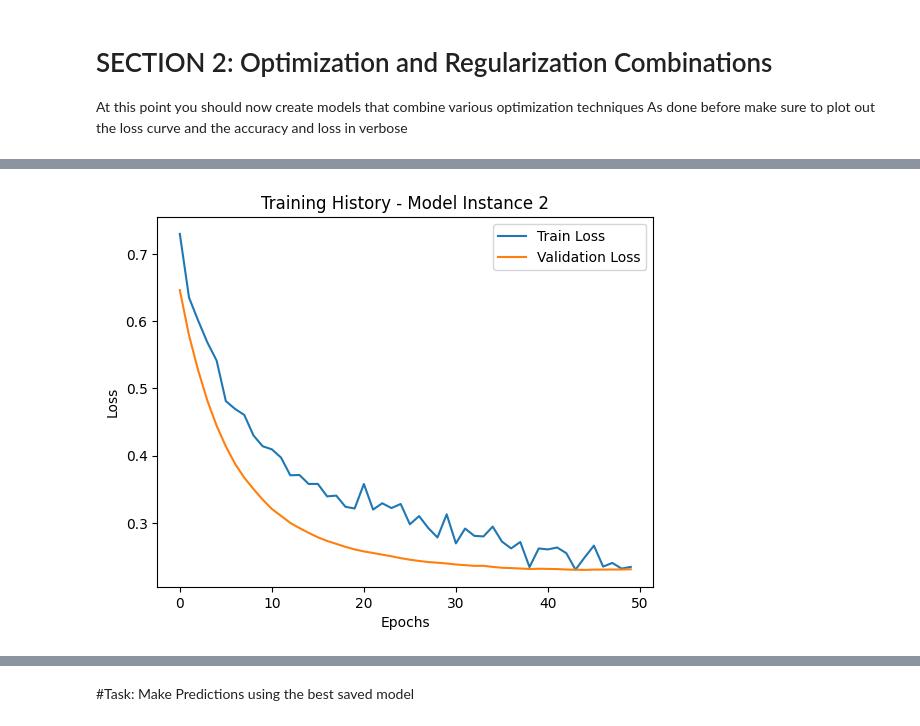
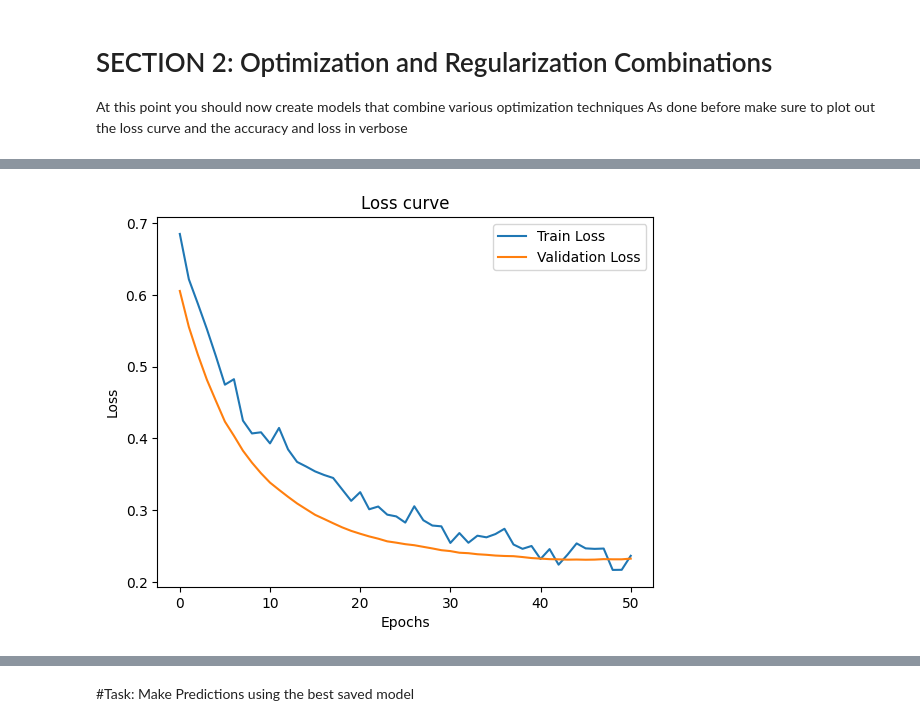
Before and after one commit to M-Pascal/Breast_Cancer_Diagnosis, a Jupyter notebook: Summative_Intro_to_ml_[Pascal_Mugisha]_assignment.ipynb, the cells around one changed output, grey strips where cells are left out. Cells and saved outputs as stored; diff of their text form; code cells hidden in the pictures.

Commit message:
Updates on classical model

```diff
--- a/Summative_Intro_to_ml_[Pascal_Mugisha]_assignment.ipynb
+++ b/Summative_Intro_to_ml_[Pascal_Mugisha]_assignment.ipynb
@@ -219,13 +225,10 @@ TODO: Insert an image with the Model architecture here.Replace the image Below
 # %%
-# Logistic regression model
-model = LogisticRegression(max_iter=1000, random_state=42)
-model.fit(X_train, y_train)
-
-# Predictions on validation set
-y_val_pred = model.predict(X_val)
+# Making Predictions on validation set
+y_val_pred = best_model.predict(X_val)
 
 # Model evaluation
 accuracy = accuracy_score(y_val, y_val_pred)
+print(f"Best Parameters: {grid_search.best_params_}")
 print(f"Validation Accuracy: {accuracy:.4f}")
-print("Classification Report:\n", classification_report(y_val, y_val_pred))
+print(f"Classification Report:\n {classification_report(y_val, y_val_pred)}")
 # %% [output]
@@ -301,9 +305,11 @@ Model: "sequential_39"
 # Model with any Optimization Techniques
 # %%
 # Model with different optimization technique
-def define_model(optimizer, regularization=None, reg_value=0.01, early_stopping=False, dropout=0.3, learning_rate=0.001, epochs=50):
+def define_model(optimizer, hidden_layers, regularization,
+                 reg_value, early_stopping, dropout,
+                 learning_rate,epochs):
     """
-    Defines, compiles, and trains a model with customizable hyperparameters.
+    Defines, compiles, and trains a model with customizable hyperparameters, and layers.
     """
 
     # Choose regularizer based on input
@@ -315,16 +321,16 @@ def define_model(optimizer, regularization=None, reg_value=0.01, early_stopping=
         regularizer = None
 
     # Define the model architecture
-    model_1 = Sequential([
-        Input(shape=(X_train.shape[1],)),  # Input layer with defined shape
-        Dense(64, activation='relu', kernel_regularizer=regularizer),
-        Dropout(dropout),
-        Dense(32, activation='relu', kernel_regularizer=regularizer),
-        Dropout(dropout),
-        Dense(16, activation='relu', kernel_regularizer=regularizer),
-        Dropout(dropout),
-        Dense(1, activation='sigmoid')  # Output layer for binary classification
-    ])
+    model_1 = Sequential()
+    model_1.add(Input(shape=(X_train.shape[1],)))  # Input layer
+
+    # Dynamically hidden layers
+    for layer in hidden_layers:
+        model_1.add(Dense(layer, activation='relu', kernel_regularizer=regularizer))
+        model_1.add(Dropout(dropout))
+
+    # Output layer
+    model_1.add(Dense(1, activation='sigmoid'))  # For binary classification
 
     # Optimizer with learning rate selection based on the dictionary
     optimizers_dict = {
@@ -334,7 +340,7 @@ def define_model(optimizer, regularization=None, reg_value=0.01, early_stopping=
     }
 
     if optimizer not in optimizers_dict:
-        raise ValueError(f"Invalid optimizer '{optimizer}'. Choose from {list(optimizers_dict.keys())}")
+        raise ValueError(f"Invalid optimizer '{optimizer}'. Plz Add it on the {list(optimizers_dict.keys())}")
 
     # Compile the model with the optimizer instance
     model_1.compile(optimizer=optimizer, loss='binary_crossentropy', metrics=['accuracy'])
@@ -355,7 +361,7 @@ def define_model(optimizer, regularization=None, reg_value=0.01, early_stopping=
 def loss_curve_plot(history):
     plt.plot(history.history['loss'], label='Train Loss')
     plt.plot(history.history['val_loss'], label='Validation Loss')
-    plt.title('Training History - Model Instance 2')
+    plt.title('Loss curve')
     plt.xlabel('Epochs')
     plt.ylabel('Loss')
     plt.legend()
@@ -457,10 +487,12 @@ Model: "sequential_40"
 # %%
 #TODO:
 model_3, history_3 = define_model(optimizer="SGD",
+                                  hidden_layers=[64, 32, 16],
                                   regularization="l2",
                                   reg_value=0.001,
                                   early_stopping=True,
                                   dropout=0.3,
+                                  learning_rate=0.01,
                                   epochs=70)
 loss_curve_plot(history_3)
 #print out confusion matrix and error analysis metrics after the cell
@@ -485,4 +517,4 @@ Epoch 50: early stopping
-[figure, old version]
+[figure, new version]
 # %%
 # Model summary
 model_3.summary()
```
Also changed, not shown: parts of 19 cells of this notebook.
